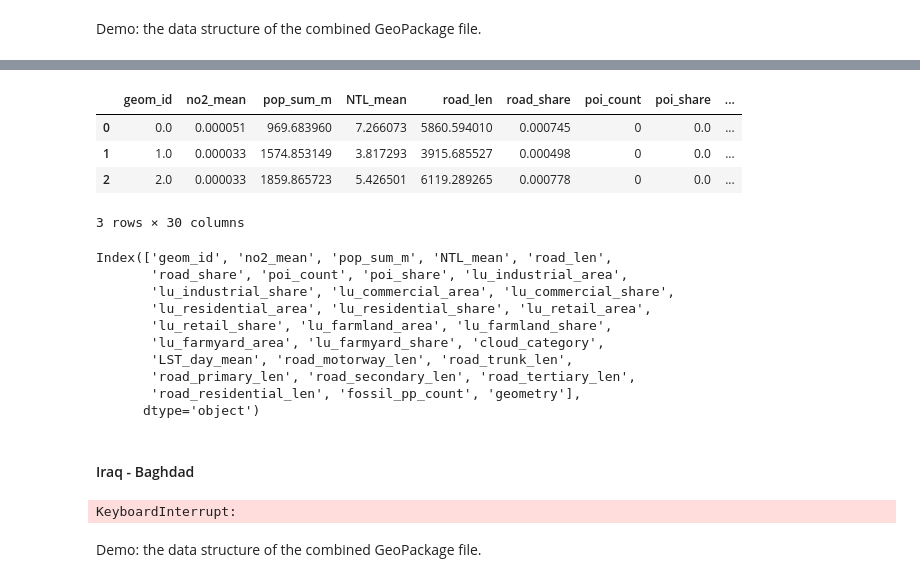
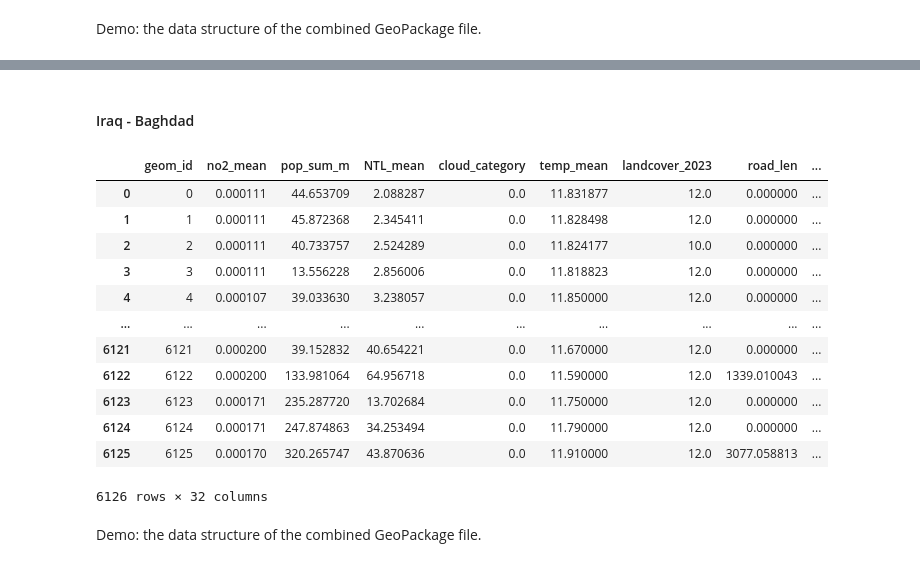
Before and after one commit to yixuan228/air-pollution-mobility-research-project, a Jupyter notebook: notebooks/3_exploratory_data_analysis.ipynb, the cells around one changed output, grey strips where cells are left out. Drawn from its saved outputs; the diff is of its cells as text; code cells hidden in the pictures.

```diff
--- a/notebooks/3_exploratory_data_analysis.ipynb
+++ b/notebooks/3_exploratory_data_analysis.ipynb
@@ -64,27 +73,6 @@ test.head(3)
 # %%
-# Load the single Addis mesh
-# gdf_addis = gpd.read_file(DEMO_PATH / "addis-ababa-2023-01-01.gpkg")
-gdf_addis = gpd.read_file(DATA_PATH / "addis-mesh-data" / "addis-ababa-2023-01-01.gpkg")
-gdf_addis.head(3)
+# gdf_addis = gpd.read_file(DATA_PATH / "addis-CC-mesh-data" / "addis-ababa-2023-01-02.gpkg")
+# gdf_addis.head(3)
-# %% [output]
-|  | geom_id | no2_mean | pop_sum_m | NTL_mean | road_len | road_share | poi_count | poi_share | ... |
-| 0 | 0.0 | 0.000051 | 969.683960 | 7.266073 | 5860.594010 | 0.000745 | 0 | 0.0 | ... |
-| 1 | 1.0 | 0.000033 | 1574.853149 | 3.817293 | 3915.685527 | 0.000498 | 0 | 0.0 | ... |
-| 2 | 2.0 | 0.000033 | 1859.865723 | 5.426501 | 6119.289265 | 0.000778 | 0 | 0.0 | ... |
-3 rows × 30 columns
-# %%
-gdf_addis.columns
-# %% [output]
-Index(['geom_id', 'no2_mean', 'pop_sum_m', 'NTL_mean', 'road_len',
-       'road_share', 'poi_count', 'poi_share', 'lu_industrial_area',
-       'lu_industrial_share', 'lu_commercial_area', 'lu_commercial_share',
-       'lu_residential_area', 'lu_residential_share', 'lu_retail_area',
-       'lu_retail_share', 'lu_farmland_area', 'lu_farmland_share',
-       'lu_farmyard_area', 'lu_farmyard_share', 'cloud_category',
-       'LST_day_mean', 'road_motorway_len', 'road_trunk_len',
-       'road_primary_len', 'road_secondary_len', 'road_tertiary_len',
-       'road_residential_len', 'fossil_pp_count', 'geometry'],
-      dtype='object')
 # %% [markdown]
 #### Iraq - Baghdad
 # %%
@@ -97,13 +85,29 @@ baghdad_feature_mesh_paths = [DATA_PATH / "baghdad-no2-mesh-data",
                               DATA_PATH / "baghdad-NTL-mesh-data",
                               DATA_PATH / "baghdad-CC-mesh-data",
                               DATA_PATH / "baghdad-temp-mesh-data",
+                              DATA_PATH / "baghdad-lc-mesh-data",
                               DATA_PATH / "baghdad-OSM-mesh-data",
                               DATA_PATH / "baghdad-TCI-mesh-data"
                               ]
 output_folder = DATA_PATH / "baghdad-mesh-data"
 merge_multiple_gpkgs(baghdad_feature_mesh_paths, output_folder)
-# %% [output]
-KeyboardInterrupt:
+# %%
+gdf_baghdad = gpd.read_file(DATA_PATH / "baghdad-mesh-data" / "baghdad-2023-01-01.gpkg")
+gdf_baghdad
+# %% [output]
+|  | geom_id | no2_mean | pop_sum_m | NTL_mean | cloud_category | temp_mean | landcover_2023 | road_len | ... |
+| 0 | 0 | 0.000111 | 44.653709 | 2.088287 | 0.0 | 11.831877 | 12.0 | 0.000000 | ... |
+| 1 | 1 | 0.000111 | 45.872368 | 2.345411 | 0.0 | 11.828498 | 12.0 | 0.000000 | ... |
+| 2 | 2 | 0.000111 | 40.733757 | 2.524289 | 0.0 | 11.824177 | 10.0 | 0.000000 | ... |
+| 3 | 3 | 0.000111 | 13.556228 | 2.856006 | 0.0 | 11.818823 | 12.0 | 0.000000 | ... |
+| 4 | 4 | 0.000107 | 39.033630 | 3.238057 | 0.0 | 11.850000 | 12.0 | 0.000000 | ... |
+| ... | ... | ... | ... | ... | ... | ... | ... | ... | ... |
+| 6121 | 6121 | 0.000200 | 39.152832 | 40.654221 | 0.0 | 11.670000 | 12.0 | 0.000000 | ... |
+| 6122 | 6122 | 0.000200 | 133.981064 | 64.956718 | 0.0 | 11.590000 | 12.0 | 1339.010043 | ... |
+| 6123 | 6123 | 0.000171 | 235.287720 | 13.702684 | 0.0 | 11.750000 | 12.0 | 0.000000 | ... |
+| 6124 | 6124 | 0.000171 | 247.874863 | 34.253494 | 0.0 | 11.790000 | 12.0 | 0.000000 | ... |
+| 6125 | 6125 | 0.000170 | 320.265747 | 43.870636 | 0.0 | 11.910000 | 12.0 | 3077.058813 | ... |
+6126 rows × 32 columns
 # %% [markdown]
 Demo: the data structure of the combined GeoPackage file.
 # %%
```
Also changed, not shown: parts of 18 cells of this notebook, 10 other files.
